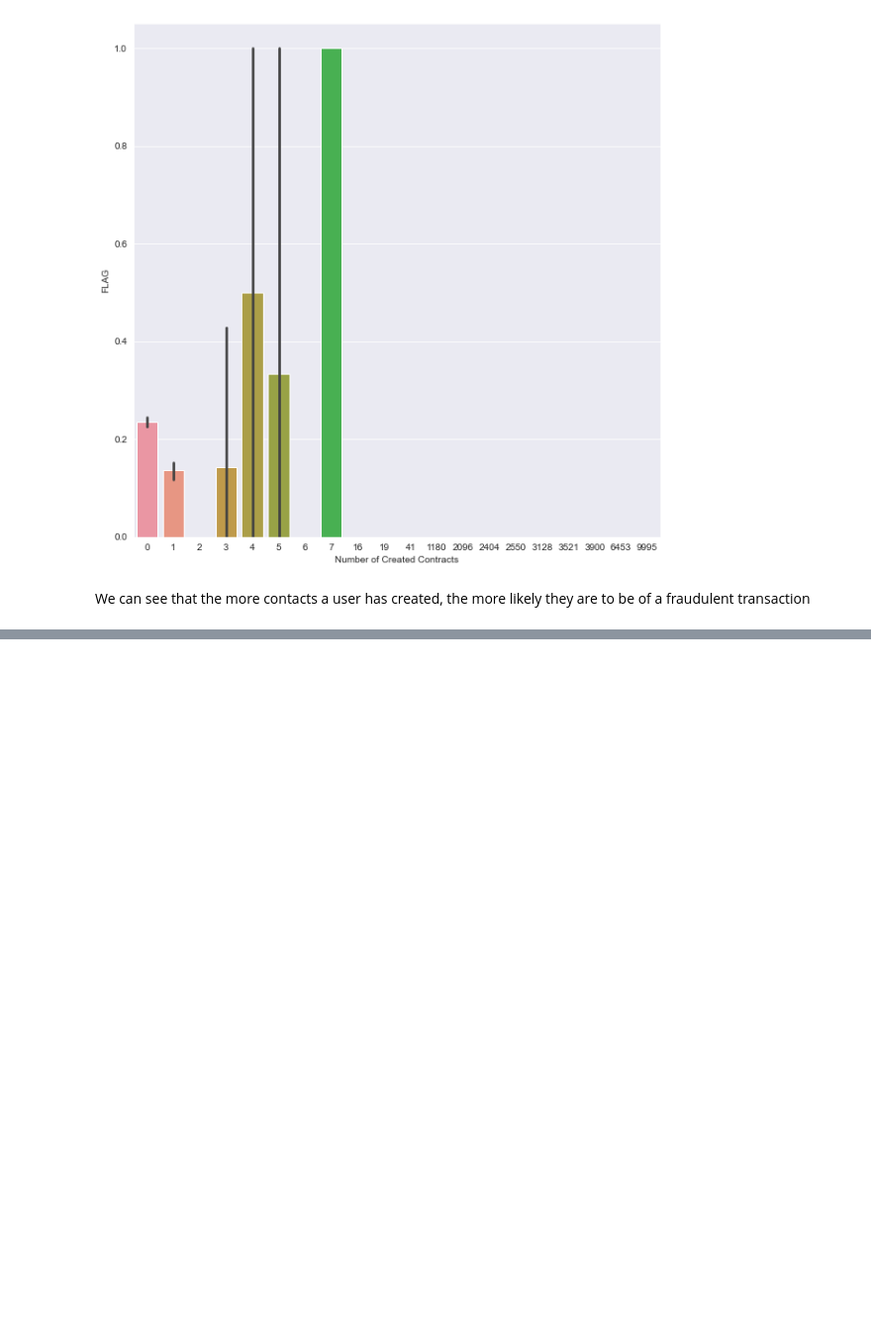
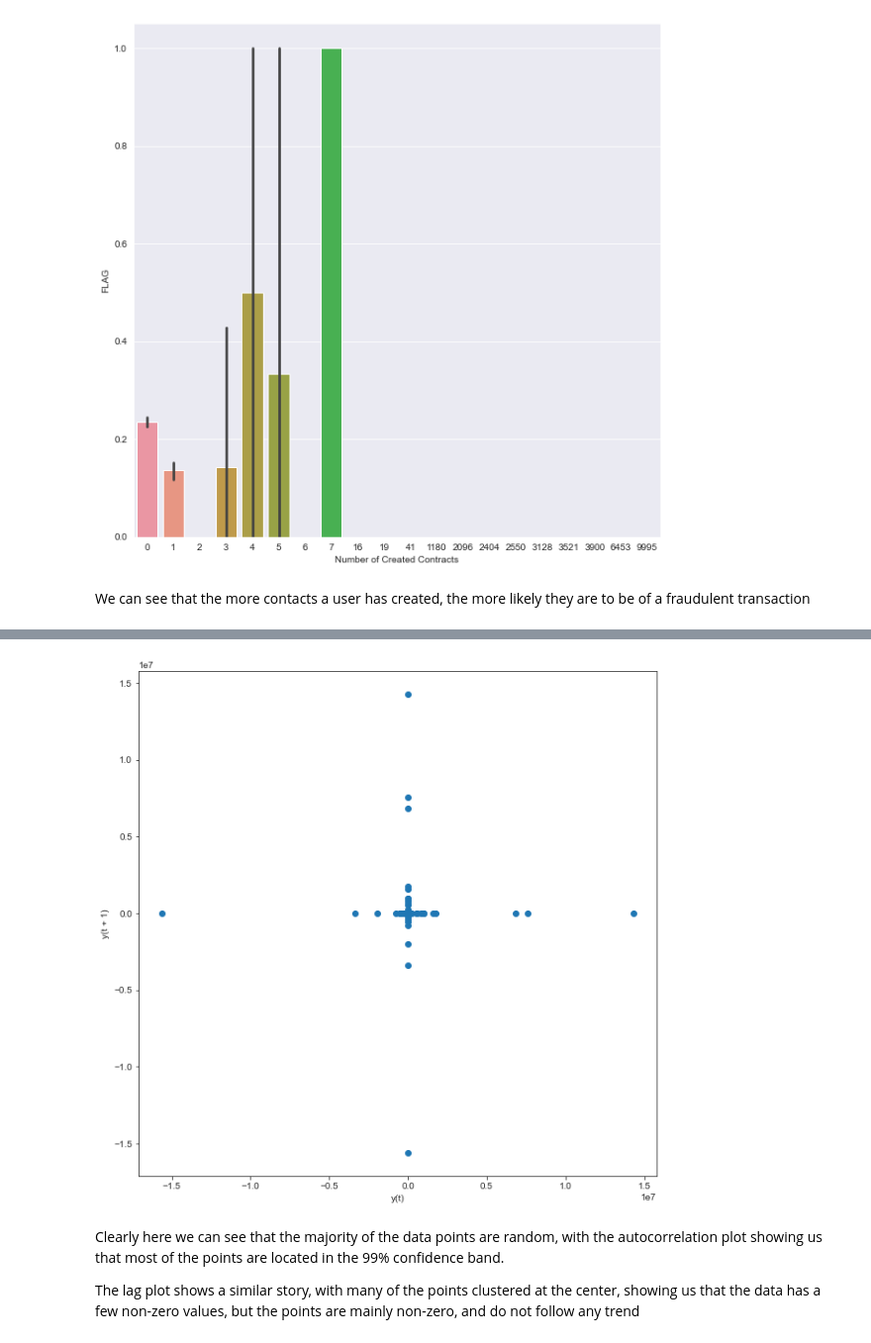
Before and after one commit to Vagif12/Ethereum-Fraud-Detection, a Jupyter notebook: eda/Ethereum Fraud Detection EDA.ipynb, the cells around one changed output, grey strips where cells are left out. Shown at 99% size. Drawn from its saved outputs; the diff is of its cells as text; code cells hidden in the pictures; blank space fills up the shorter version.

```diff
--- a/eda/Ethereum Fraud Detection EDA.ipynb
+++ b/eda/Ethereum Fraud Detection EDA.ipynb
@@ -266,0 +297,10 @@ We can see that the more contacts a user has created, the more likely they are t
+# %%
+plt.figure(figsize=(10,10))
+lag_plot(df['total ether balance'])
+plt.show()
+# %% [output]
+[figure, added]
+# %% [markdown]
+Clearly here we can see that the majority of the data points are random, with the autocorrelation plot showing us that most of the points are located in the 99% confidence band.
+
+The lag plot shows a similar story, with many of the points clustered at the center, showing us that the data has a few non-zero values, but the points are mainly non-zero, and do not follow any trend
```
Also changed, not shown: parts of 5 cells of this notebook.
